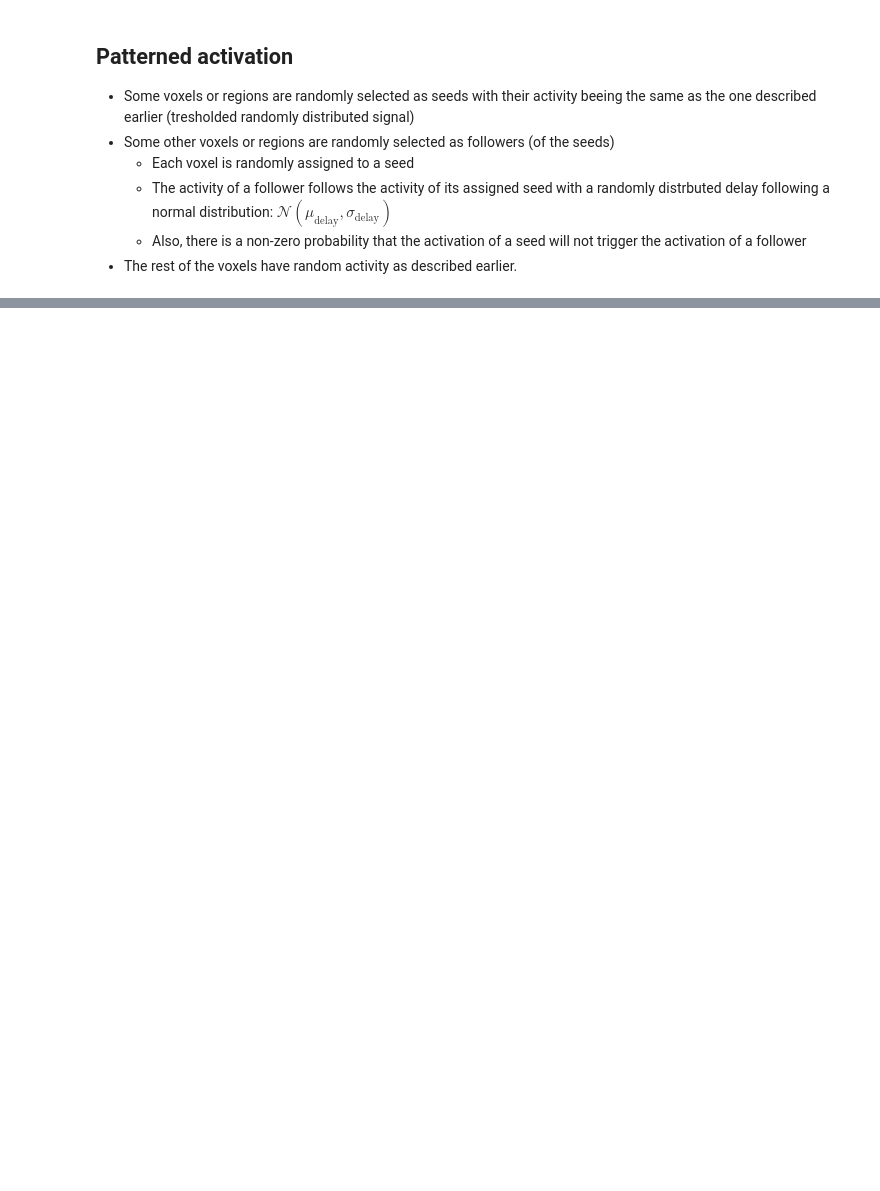
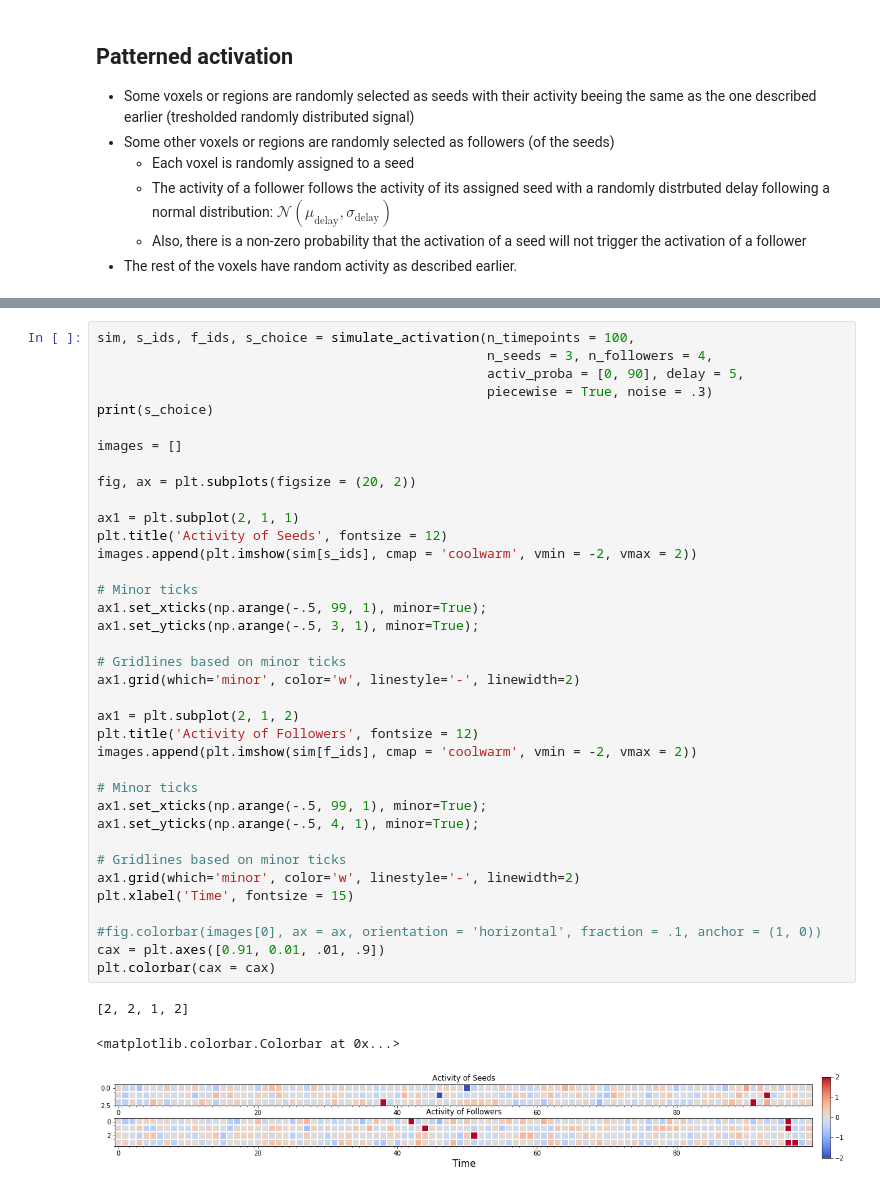
Before and after one commit to Cionkito/fMRIDelay, a Jupyter notebook: Delay_Synthetic_Data.ipynb, the cells around one changed output, grey strips where cells are left out. Saved outputs shown, nothing was run; the diff lists cells and outputs as text; blank space fills up the shorter version.

```diff
--- a/Delay_Synthetic_Data.ipynb
+++ b/Delay_Synthetic_Data.ipynb
@@ -182,0 +332,41 @@ plt.colorbar()
+# %%
+sim, s_ids, f_ids, s_choice = simulate_activation(n_timepoints = 100,
+                                                  n_seeds = 3, n_followers = 4,
+                                                  activ_proba = [0, 90], delay = 5,
+                                                  piecewise = True, noise = .3)
+print(s_choice)
+
+images = []
+
+fig, ax = plt.subplots(figsize = (20, 2))
+
+ax1 = plt.subplot(2, 1, 1)
+plt.title('Activity of Seeds', fontsize = 12)
+images.append(plt.imshow(sim[s_ids], cmap = 'coolwarm', vmin = -2, vmax = 2))
+
+# Minor ticks
+ax1.set_xticks(np.arange(-.5, 99, 1), minor=True);
+ax1.set_yticks(np.arange(-.5, 3, 1), minor=True);
+
+# Gridlines based on minor ticks
+ax1.grid(which='minor', color='w', linestyle='-', linewidth=2)
+
+ax1 = plt.subplot(2, 1, 2)
+plt.title('Activity of Followers', fontsize = 12)
+images.append(plt.imshow(sim[f_ids], cmap = 'coolwarm', vmin = -2, vmax = 2))
+
+# Minor ticks
+ax1.set_xticks(np.arange(-.5, 99, 1), minor=True);
+ax1.set_yticks(np.arange(-.5, 4, 1), minor=True);
+
+# Gridlines based on minor ticks
+ax1.grid(which='minor', color='w', linestyle='-', linewidth=2)
+plt.xlabel('Time', fontsize = 15)
+
+#fig.colorbar(images[0], ax = ax, orientation = 'horizontal', fraction = .1, anchor = (1, 0))
+cax = plt.axes([0.91, 0.01, .01, .9])
+plt.colorbar(cax = cax)
+# %% [output]
+[2, 2, 1, 2]
+<matplotlib.colorbar.Colorbar at 0x...>
+[figure, added]
```
Also changed, not shown: parts of 16 cells of this notebook.
